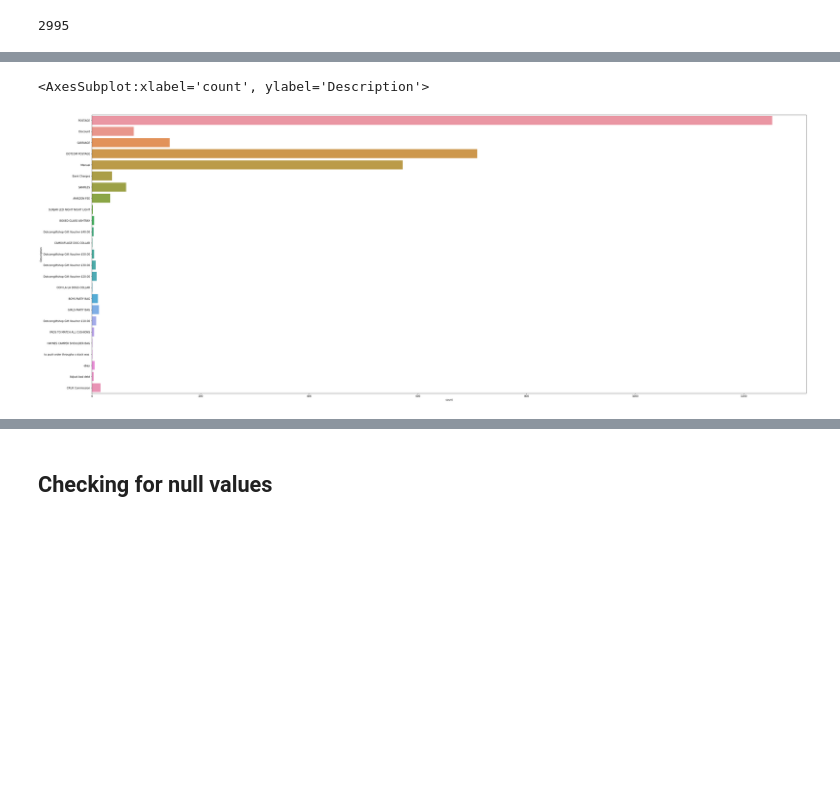
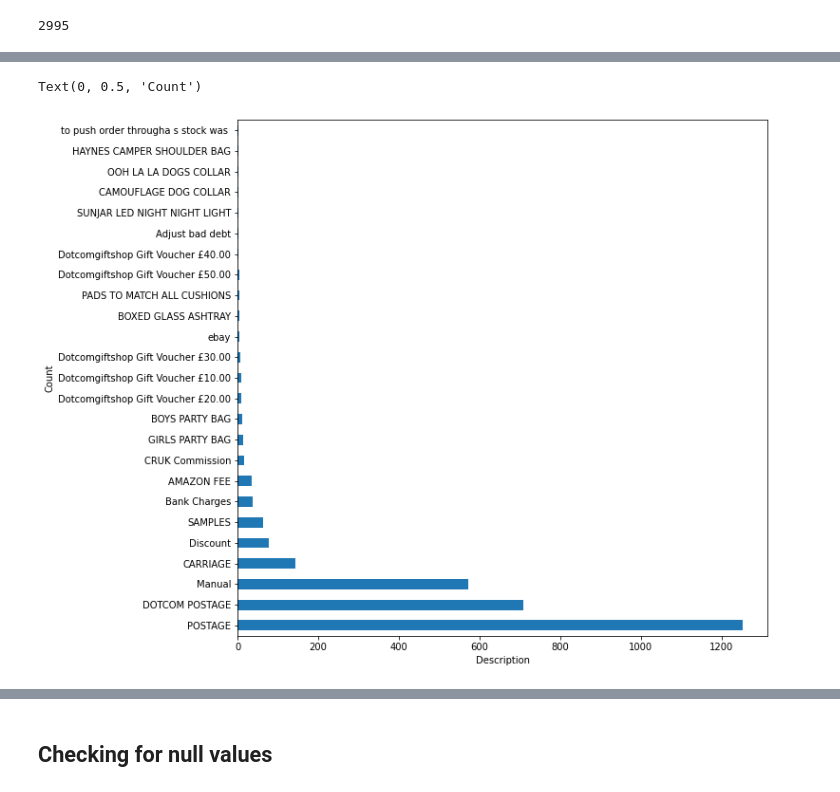
Before and after one commit to TheoPallis/Portfolio, a Jupyter notebook: Sales_Analysis_2/Cleaning_Store_Dataset.ipynb, the cells around one changed output, grey strips where cells are left out. Saved outputs shown, nothing was run; the diff lists cells and outputs as text; code cells hidden in the pictures; blank space fills up the shorter version.

```diff
--- a/Sales_Analysis_2/Cleaning_Store_Dataset.ipynb
+++ b/Sales_Analysis_2/Cleaning_Store_Dataset.ipynb
@@ -199,9 +227,9 @@ data[data['StockCode'] ==  'M']
 # 3) Getting all non-numerical StockCode entries
 # 3A) Filtering based on nun-numerical [StockCode] -> created new df
 
-df_stock_code_non_num = data[data['StockCode'].str.contains('^[^0-9]', regex = True)]
+data_stock_code_non_num = data[data['StockCode'].str.contains('^[^0-9]', regex = True)]
 
-len(df_stock_code_non_num)
+len(data_stock_code_non_num)
 # 2995 rows - > Roughly 3000 rows
 # %% [output]
 2995
@@ -218,8 +247,11 @@ Text(0, 0.5, 'Count')
 # %%
-# 3C) Charting frequency of products with  non-numerical Stock-codes
+# NFX1
+# 3C) Charting frequency of products(description) with  non-numerical Stock-codes
 
-plt.figure(figsize=(50,20))
-sns.countplot(y = df_stock_code_non_num['Description'])
+plt.figure(figsize=(10,10))
+df_stock_code_non_num['Description'].value_counts().plot(kind = 'barh')
+plt.xlabel('Description')
+plt.ylabel('Count')
 # %% [output]
-<AxesSubplot:xlabel='count', ylabel='Description'>
+Text(0, 0.5, 'Count')
-[figure, old version]
+[figure, new version]
```
Also changed, not shown: parts of 37 cells of this notebook.
